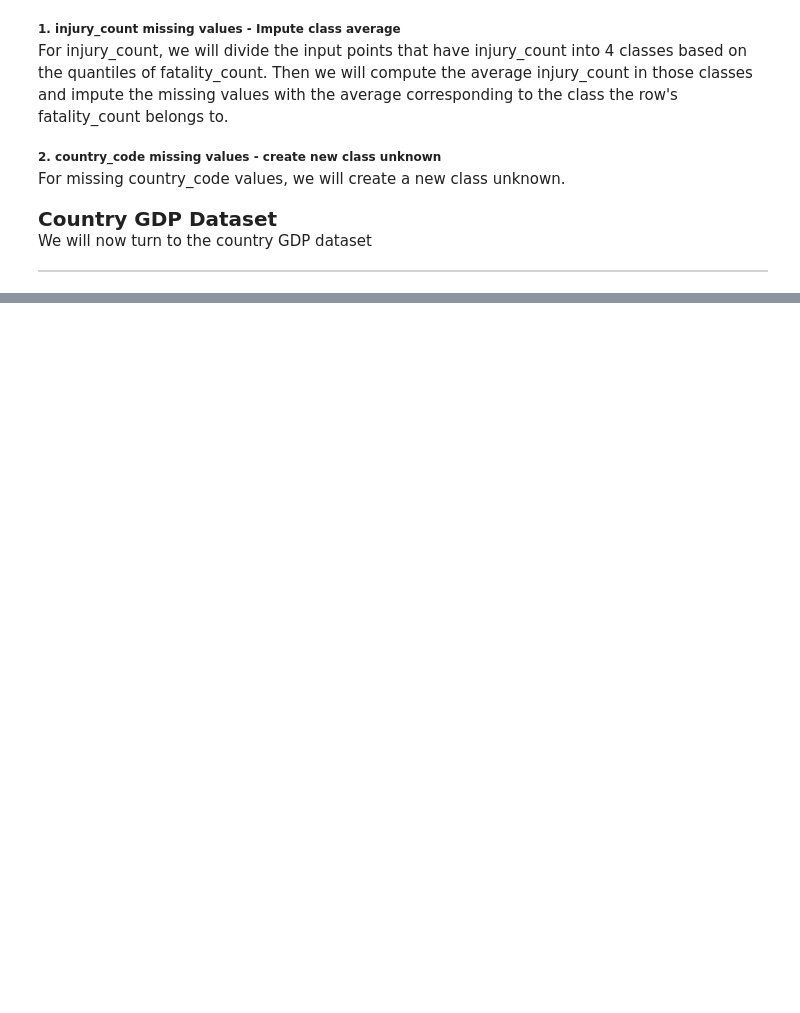
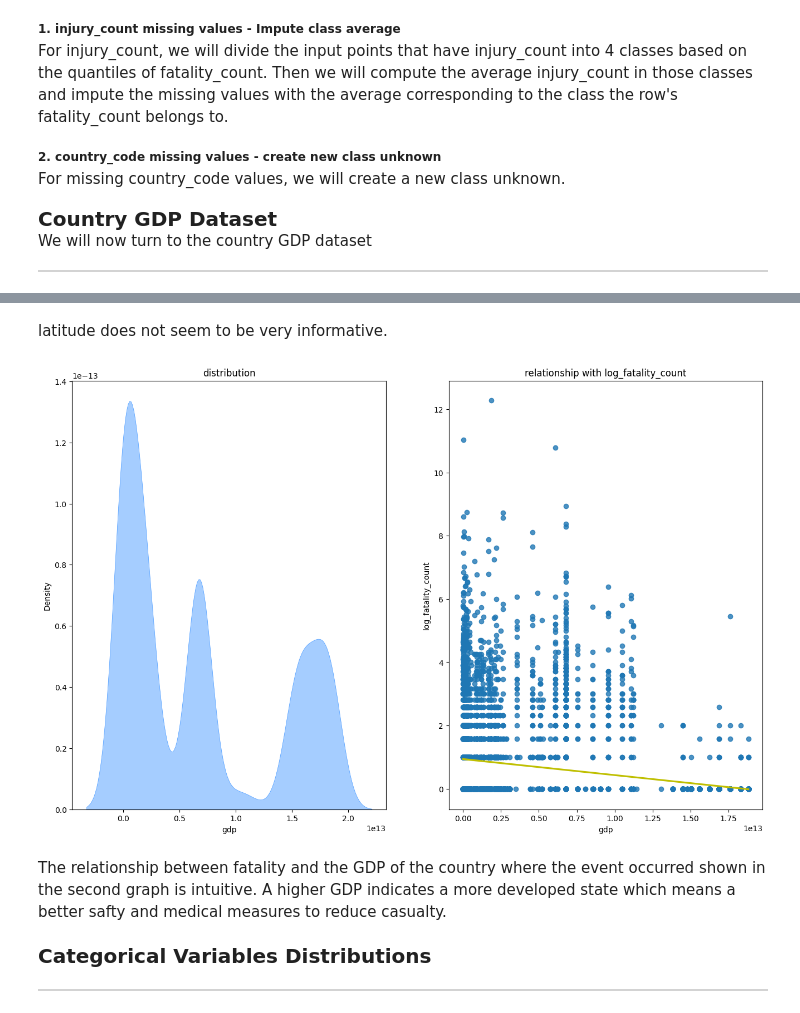
Before and after one commit to yuki172/global-landslide, a Jupyter notebook: main.ipynb, the cells around one changed output, grey strips where cells are left out. Cells and saved outputs as stored; diff of their text form; code cells hidden in the pictures; blank space fills up the shorter version.

```diff
--- a/main.ipynb
+++ b/main.ipynb
@@ -293,0 +374,12 @@ Name: Country Code, dtype: object
+# %% [markdown]
+latitude does not seem to be very informative.
+# %%
+get_dist_numeric('gdp', full_data)
+# %% [output]
+[figure, added]
+# %% [markdown]
+The relationship between fatality and the GDP of the country where the event occurred shown in the second graph is intuitive. A higher GDP indicates a more developed state which means a better safty and medical measures to reduce casualty.
+# %% [markdown]
+<div style="font-size: 20px"><b>Categorical Variables Distributions</b></div>
+# %% [markdown]
+<div style="border: 1px solid lightgrey; width: 80%"></div>
```
Also changed, not shown: parts of 43 cells of this notebook, 3 other files.
